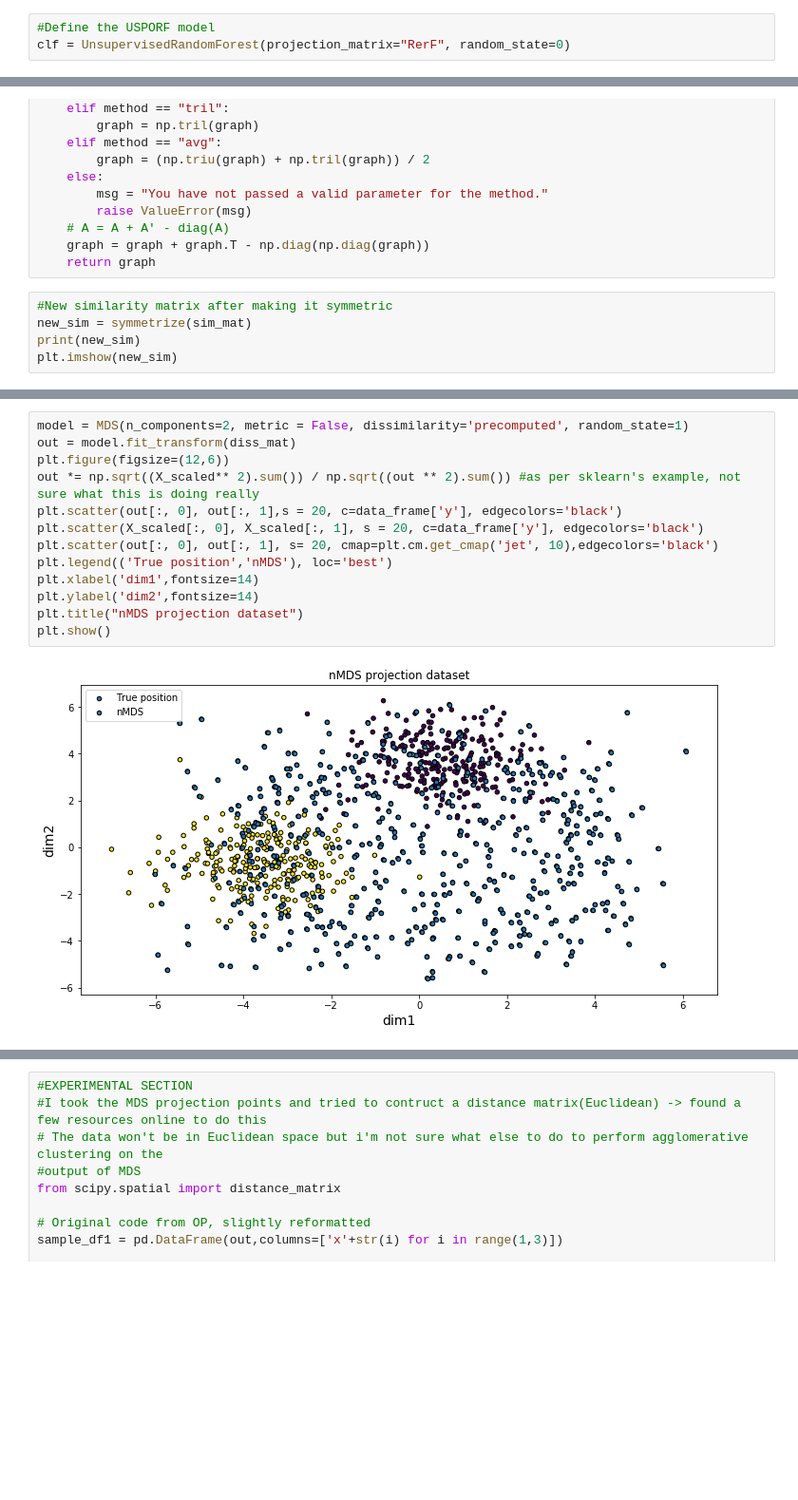
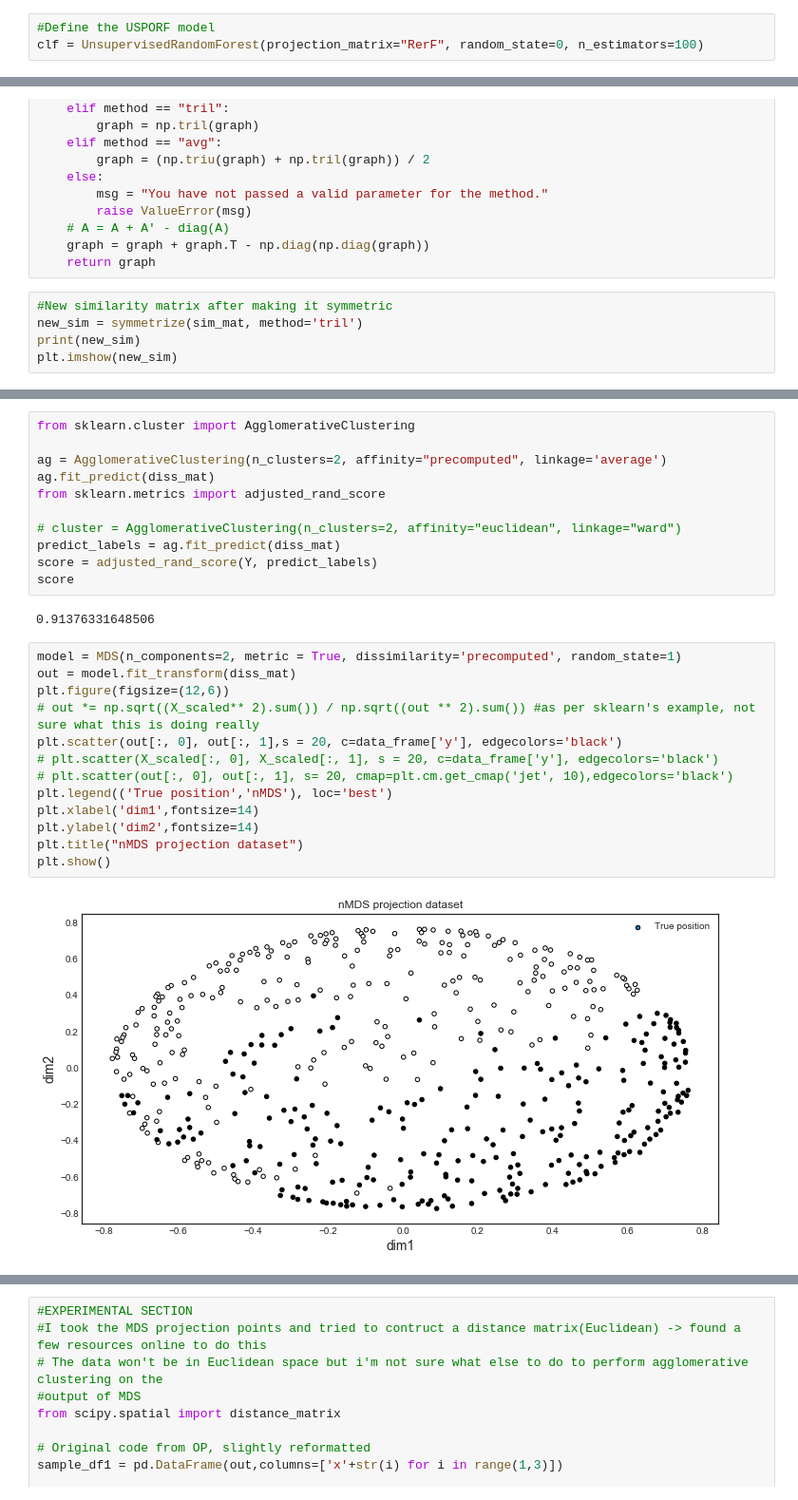
Before and after one commit to NeuroDataDesign/team-forbidden-forest, a Jupyter notebook: Sahana/USPORF_MDS (1).ipynb, the cells around one changed output, grey strips where cells are left out. Shown: that part at 95% size. Drawn from its saved outputs; the diff is of its cells as text; blank space fills up the shorter version.

```diff
--- a/Sahana/USPORF_MDS (1).ipynb
+++ b/Sahana/USPORF_MDS (1).ipynb
@@ -46,6 +46,6 @@ plt.show()
 # %%
 #Define the USPORF model
-clf = UnsupervisedRandomForest(projection_matrix="RerF", random_state=0)
+clf = UnsupervisedRandomForest(projection_matrix="RerF", random_state=0, n_estimators=100)
 # %%
 #Fit this model to the input data
 clf.fit(X_scaled)
@@ -88,7 +101,7 @@ def symmetrize(graph, method="avg"):
     return graph
 # %%
 #New similarity matrix after making it symmetric
-new_sim = symmetrize(sim_mat)
+new_sim = symmetrize(sim_mat, method='tril')
 print(new_sim)
 plt.imshow(new_sim)
 # %% [output]
@@ -119,15 +140,28 @@ plt.imshow(diss_mat)
+# %%
+from sklearn.cluster import AgglomerativeClustering
+
+ag = AgglomerativeClustering(n_clusters=2, affinity="precomputed", linkage='average')
+ag.fit_predict(diss_mat)
+from sklearn.metrics import adjusted_rand_score
+
+# cluster = AgglomerativeClustering(n_clusters=2, affinity="euclidean", linkage="ward")
+predict_labels = ag.fit_predict(diss_mat)
+score = adjusted_rand_score(Y, predict_labels)
+score
+# %% [output]
+0.91376331648506
 # %%
-model = MDS(n_components=2, metric = False, dissimilarity='precomputed', random_state=1)
+model = MDS(n_components=2, metric = True, dissimilarity='precomputed', random_state=1)
 out = model.fit_transform(diss_mat)
 plt.figure(figsize=(12,6))
-out *= np.sqrt((X_scaled** 2).sum()) / np.sqrt((out ** 2).sum()) #as per sklearn's example, not sure what this is doing really
+# out *= np.sqrt((X_scaled** 2).sum()) / np.sqrt((out ** 2).sum()) #as per sklearn's example, not sure what this is doing really
 plt.scatter(out[:, 0], out[:, 1],s = 20, c=data_frame['y'], edgecolors='black')
-plt.scatter(X_scaled[:, 0], X_scaled[:, 1], s = 20, c=data_frame['y'], edgecolors='black')
-plt.scatter(out[:, 0], out[:, 1], s= 20, cmap=plt.cm.get_cmap('jet', 10),edgecolors='black')
+# plt.scatter(X_scaled[:, 0], X_scaled[:, 1], s = 20, c=data_frame['y'], edgecolors='black')
+# plt.scatter(out[:, 0], out[:, 1], s= 20, cmap=plt.cm.get_cmap('jet', 10),edgecolors='black')
 plt.legend(('True position','nMDS'), loc='best')
 plt.xlabel('dim1',fontsize=14)
 plt.ylabel('dim2',fontsize=14)
 plt.title("nMDS projection dataset")
 plt.show()
 # %% [output]
-[figure, old version]
+[figure, new version]
```
Also changed, not shown: parts of 7 cells of this notebook.
